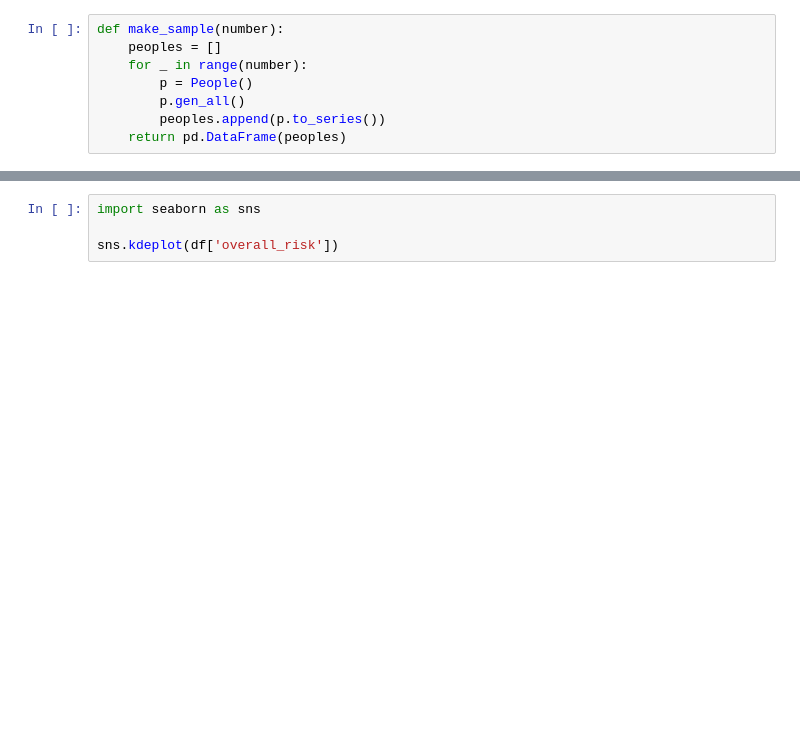
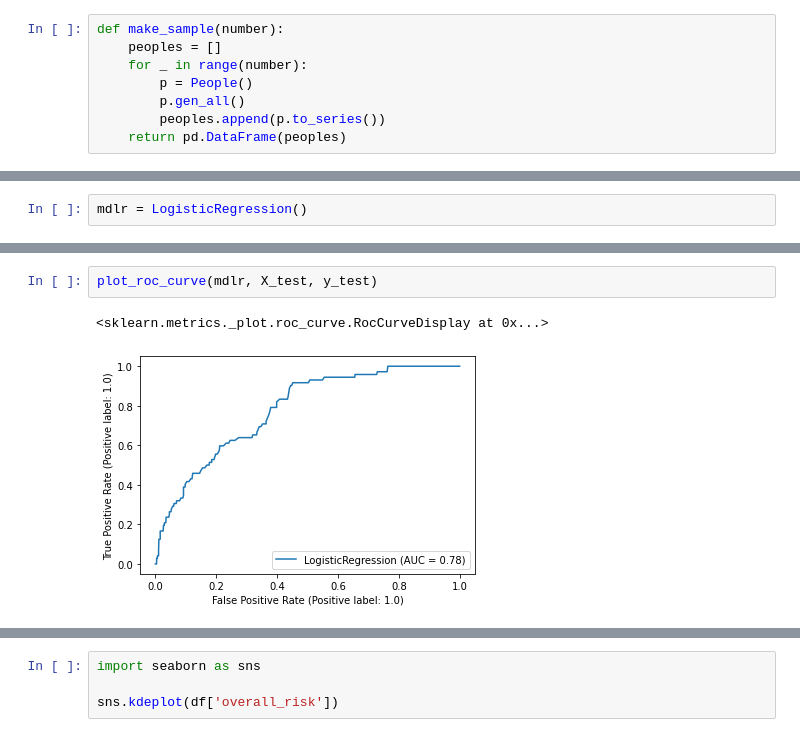
Before and after one commit to bayarpark/hack_healthy_people, a Jupyter notebook: generator.ipynb, the cells around one changed output, grey strips where cells are left out. Drawn from its saved outputs; the diff is of its cells as text; blank space fills up the shorter version.

```diff
--- a/generator.ipynb
+++ b/generator.ipynb
@@ -147,0 +200,2 @@ df['disease (target)'].sum()
+# %%
+mdlr = LogisticRegression()
@@ -147,0 +206,5 @@ df['disease (target)'].sum()
+# %%
+plot_roc_curve(mdlr, X_test, y_test)
+# %% [output]
+<sklearn.metrics._plot.roc_curve.RocCurveDisplay at 0x...>
+[figure, added]
```
Also changed, not shown: parts of 13 cells of this notebook.
